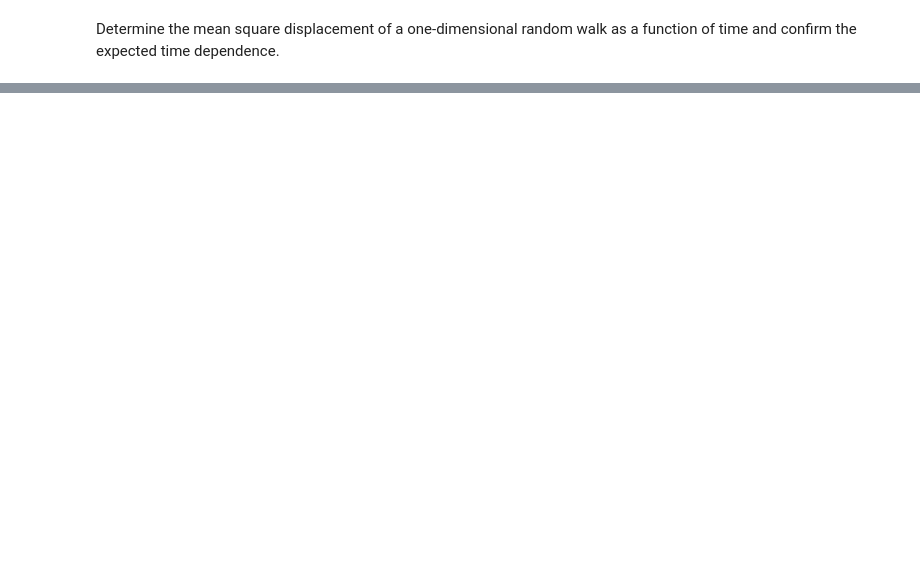
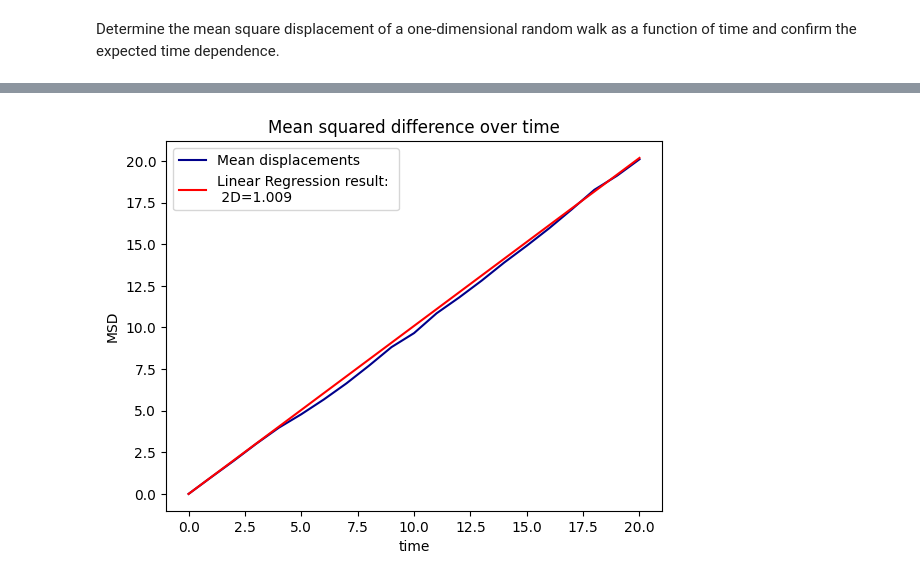
Before and after one commit to corinnawegner/Physics_of_complex_systems, a Jupyter notebook: Assignment 6/Assignment_6_Corinna_Wegner.ipynb, the cells around one changed output, grey strips where cells are left out. Saved outputs shown, nothing was run; the diff lists cells and outputs as text; code cells hidden in the pictures; blank space fills up the shorter version.

```diff
--- a/Assignment 6/Assignment_6_Corinna_Wegner.ipynb
+++ b/Assignment 6/Assignment_6_Corinna_Wegner.ipynb
@@ -22,0 +41,19 @@ def MSD_theoretical(D, delta_t):
+# %%
+def MSD_theoretical(t, D):
+    return np.sqrt(2*D*t)
+
+list_msd = np.array(list(mean_displacements.values()))
+
+def plot_msd(tlist, msdlist):
+    plt.plot(tlist, msdlist, "darkblue", label="Mean displacements")
+    plt.ylabel("MSD")
+    plt.xlabel("time")
+    plt.title("Mean squared difference over time")
+
+    res = linregress(tlist, msdlist)
+    plt.plot(tlist, res.slope*np.array(tlist),"red" , label=f"Linear Regression result: \n 2D={np.round(res.slope,3)}")
+
+    plt.legend()
+plot_msd(list_t, list_msd)
+# %% [output]
+[figure, added]
```
Also changed, not shown: parts of 11 cells of this notebook.
